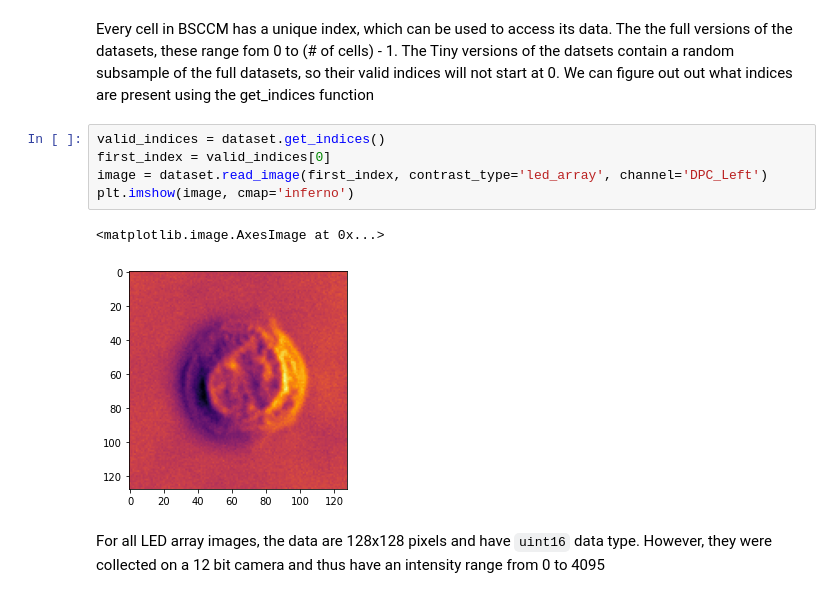
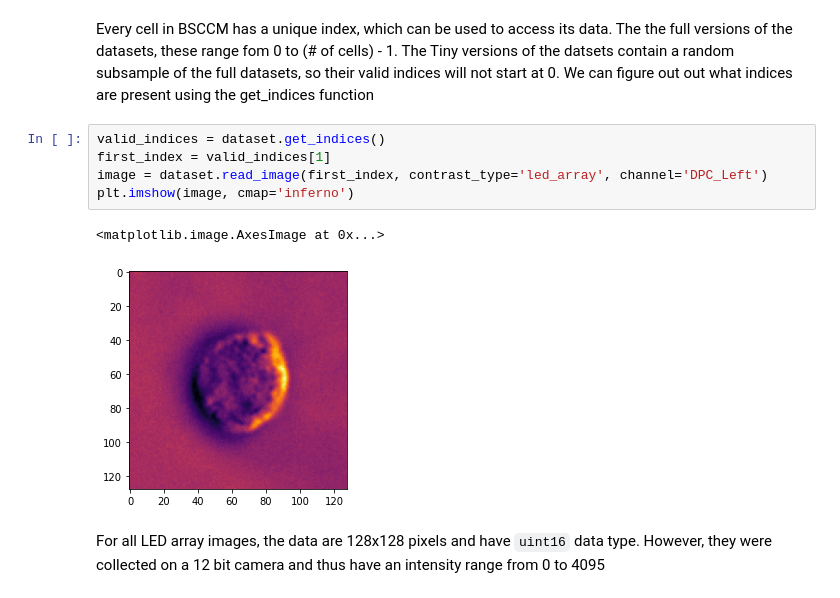
Before and after one commit to Waller-Lab/BSCCM, a Jupyter notebook: Getting_started.ipynb, the cells around one changed output. Cells and saved outputs as stored; diff of their text form.

```diff
--- a/Getting_started.ipynb
+++ b/Getting_started.ipynb
@@ -57,12 +104,12 @@ Opened BSCCM
 Every cell in BSCCM has a unique index, which can be used to access its data. The the full versions of the datasets, these range fom 0 to (# of cells) - 1. The Tiny versions of the datsets contain a random subsample of the full datasets, so their valid indices will not start at 0. We can figure out out what indices are present using the get_indices function
 # %%
 valid_indices = dataset.get_indices()
-first_index = valid_indices[0]
+first_index = valid_indices[1]
 image = dataset.read_image(first_index, contrast_type='led_array', channel='DPC_Left')
 plt.imshow(image, cmap='inferno')
 # %% [output]
 <matplotlib.image.AxesImage at 0x...>
-[figure, old version]
+[figure, new version]
 # %% [markdown]
 For all LED array images, the data are 128x128 pixels and have `uint16` data type. However, they were collected on a 12 bit camera and thus have an intensity range from 0 to 4095
 # %% [markdown]
```
Also changed, not shown: parts of 7 cells of this notebook, 7 other files.
